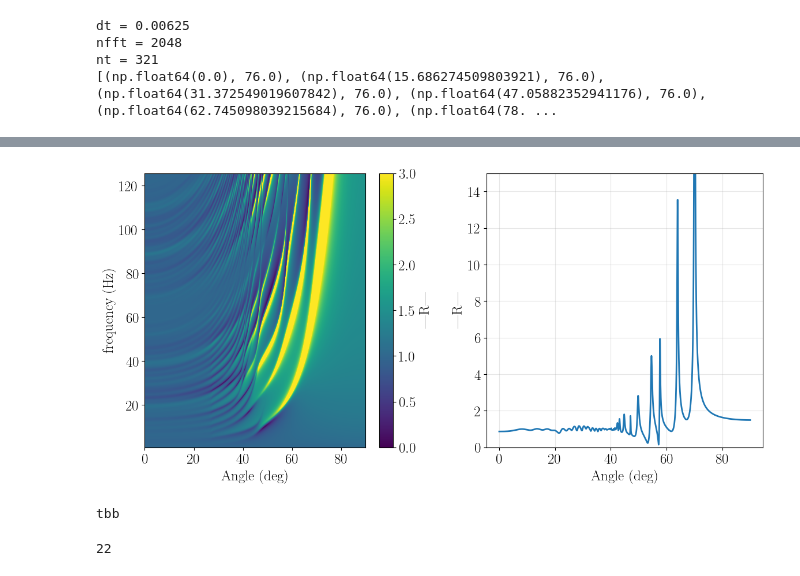
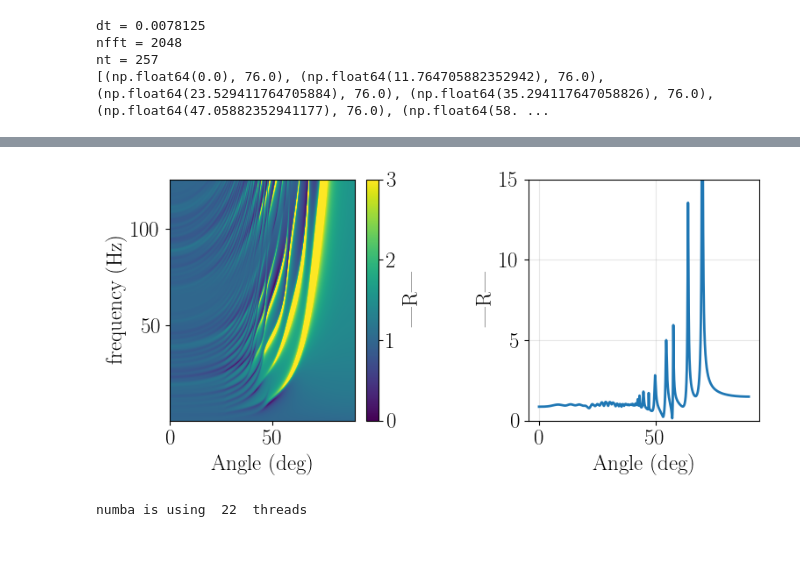
Before and after one commit to pmarchne/reflectivity-acoustic, a Jupyter notebook: notebooks/seismogram.ipynb, the cells around one changed output, grey strips where cells are left out. Cells and saved outputs as stored; diff of their text form; code cells hidden in the pictures; blank space fills up the shorter version.

```diff
--- a/notebooks/seismogram.ipynb
+++ b/notebooks/seismogram.ipynb
@@ -32,18 +14 @@ r : rank-2 array('G') with bounds (nw,nkq)
-# %%
-import matplotlib.pyplot as plt
-from matplotlib.colors import ListedColormap
-
-plt.rcParams.update({
-    "text.usetex": True,         # Use LaTeX
-    "font.family": "serif",      # Use serif fonts
-    "font.size": 18,             # Set font size
-    "axes.labelsize": 18,        # Label font size
-    "legend.fontsize": 18,       # Legend font size
-    "xtick.labelsize": 18,       # X-axis tick size
-    "ytick.labelsize": 18,       # Y-axis tick size
-    "figure.figsize": (8,6),     # Set figure size
-    "lines.linewidth": 1.5,        # Line thickness
-    "grid.alpha": 0.5,           # Grid transparency
-    "savefig.dpi": 300           # High-resolution images
-})
 # %%
@@ -66,31 +34,31 @@ layers = [
     ]
 # %%
 total_time = 2.    # seconds
-f0 = 10.0           # Ricker central frequency (Hz)
+f0 = 8.0           # Ricker central frequency (Hz)
 f_max = 8.0 * f0    # practical Ricker cutoff
 # Nyquist frequency for f_max
 dt = 1/(2.*f_max)
 print("dt =", dt)
 #dt = total_time / (nt-1)
 nfft = 2**int(np.ceil(np.log2(total_time/dt)))
-nfft *= 4 # zero-padding to ensure late wrap-around
+nfft *= 8 # zero-padding to ensure late wrap-around
 print("nfft =", nfft)
 nt = int(total_time / dt) + 1
 print("nt =", nt)
 #time = np.arange(nt) * dt
 
-param = Parameters(total_time=total_time, nt=nt, f0=f0, nfft=nfft, epsilon=0.5) # 256
+param = Parameters(total_time=total_time, nt=nt, f0=f0, nfft=nfft, epsilon=1.0)
 
 # x and z positions of sources
-sources = [(10.0, 76.0)]#, (580.0, 76.0), (580.0, 70.0)]
+sources = [(10.0, 76.0)]
 # x and z positions of receivers
-Nr = 256 #
-x_receivers = np.linspace(0.0, 4000.0, Nr)
+Nr = 256
+x_receivers = np.linspace(0.0, 3000.0, Nr) # offsets
 receivers = [(x, 76.0) for x in x_receivers]
 print(receivers)
 acq = Acquisition(sources, receivers)
 # %% [output]
-dt = 0.00625
+dt = 0.0078125
 nfft = 2048
-nt = 321
-[(np.float64(0.0), 76.0), (np.float64(15.686274509803921), 76.0), (np.float64(31.372549019607842), 76.0), (np.float64(47.05882352941176), 76.0), (np.float64(62.745098039215684), 76.0), (np.float64(78. ...
+nt = 257
+[(np.float64(0.0), 76.0), (np.float64(11.764705882352942), 76.0), (np.float64(23.529411764705884), 76.0), (np.float64(35.294117647058826), 76.0), (np.float64(47.05882352941177), 76.0), (np.float64(58. ...
@@ -125,7 +79,7 @@ fixed_omega = 80.
 omega_idx = np.argmin(np.abs(omegas - fixed_omega))
 R_at_omega = np.abs(R_f[omega_idx, :])
 
-plt.figure(figsize=(12,6))
+plt.figure(figsize=(8,4))
 plt.subplot(1,2,1)
 plt.imshow(np.abs(R_f), origin='lower',
             extent=[180.*thetas[0]/np.pi, 180.*thetas[-1]/np.pi, np.real(omegas[0]), np.real(omegas[-1])],
@@ -150,11 +104,8 @@ elapsed: 4.16 s
 Fortran reflectivity elapsed time: 0.36 s
-[figure, old version]
+[figure, new version]
 # %%
-param.__repr__()
 import numba
-print(numba.threading_layer())
-numba.get_num_threads()
+print("numba is using ", numba.get_num_threads() , " threads")
 # %% [output]
-tbb
+numba is using  22  threads
-22
 # %%
```
Also changed, not shown: parts of 12 cells of this notebook, 4 other files.
